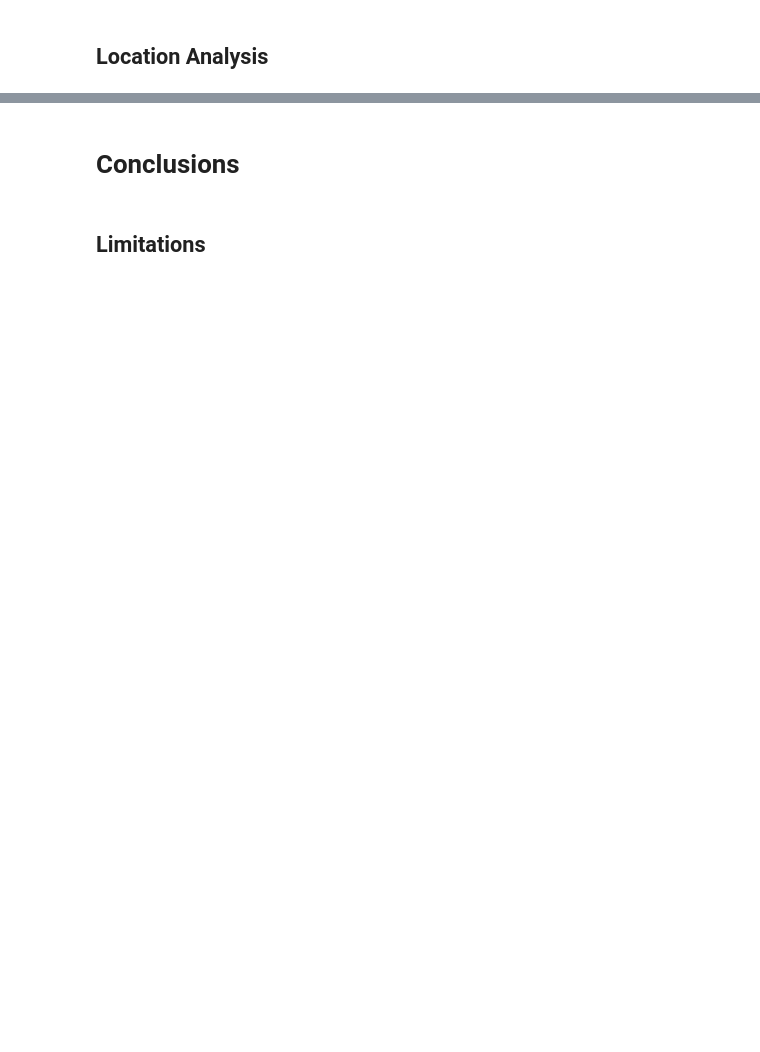
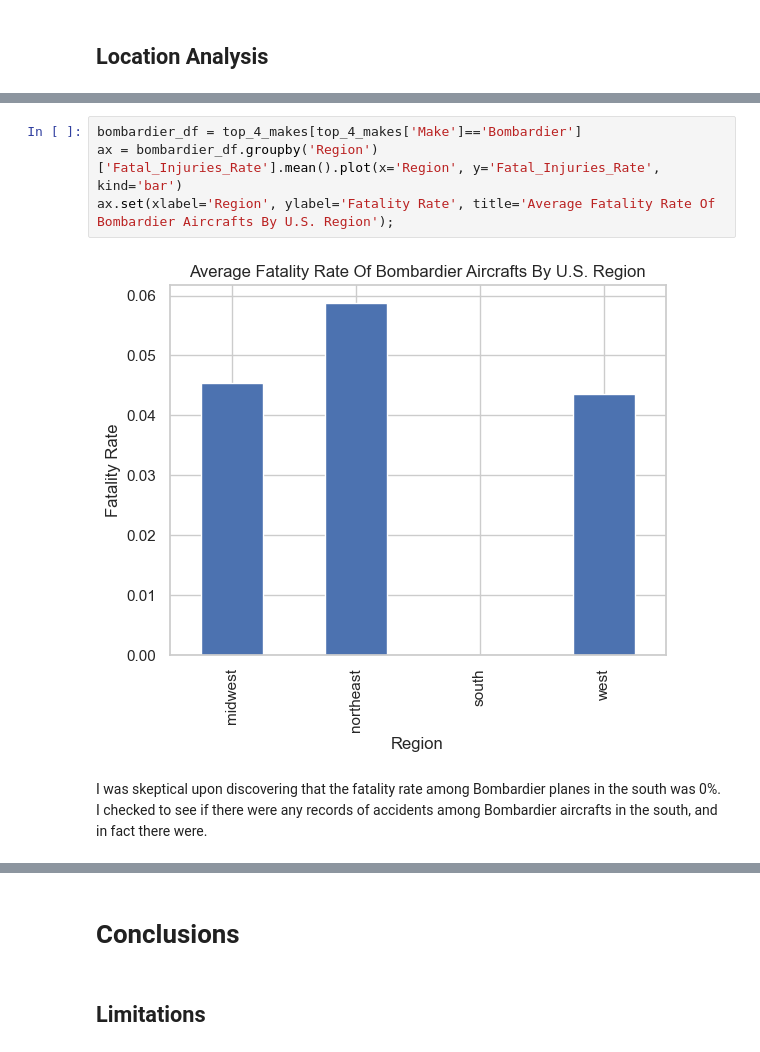
Before and after one commit to scarlettvalentin/aviation_project, a Jupyter notebook: notebook.ipynb, the cells around one changed output, grey strips where cells are left out. Drawn from its saved outputs; the diff is of its cells as text; blank space fills up the shorter version.

```diff
--- a/notebook.ipynb
+++ b/notebook.ipynb
@@ -452,0 +495,8 @@ Name: Model, Length: 80, dtype: object
+# %%
+bombardier_df = top_4_makes[top_4_makes['Make']=='Bombardier']
+ax = bombardier_df.groupby('Region')['Fatal_Injuries_Rate'].mean().plot(x='Region', y='Fatal_Injuries_Rate', kind='bar')
+ax.set(xlabel='Region', ylabel='Fatality Rate', title='Average Fatality Rate Of Bombardier Aircrafts By U.S. Region');
+# %% [output]
+[figure, added]
+# %% [markdown]
+I was skeptical upon discovering that the fatality rate among Bombardier planes in the south was 0%. I checked to see if there were any records of accidents among Bombardier aircrafts in the south, and in fact there were.
```
Also changed, not shown: parts of 24 cells of this notebook.
